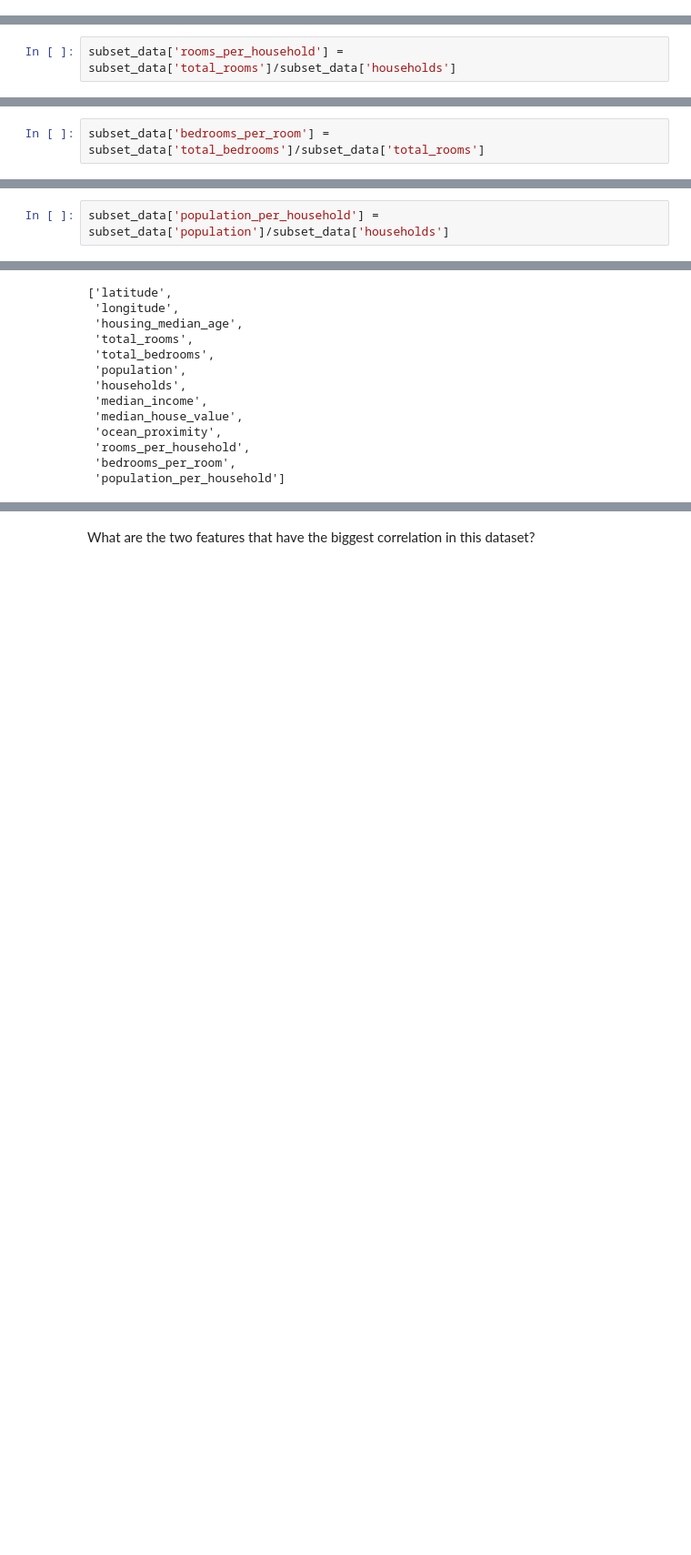
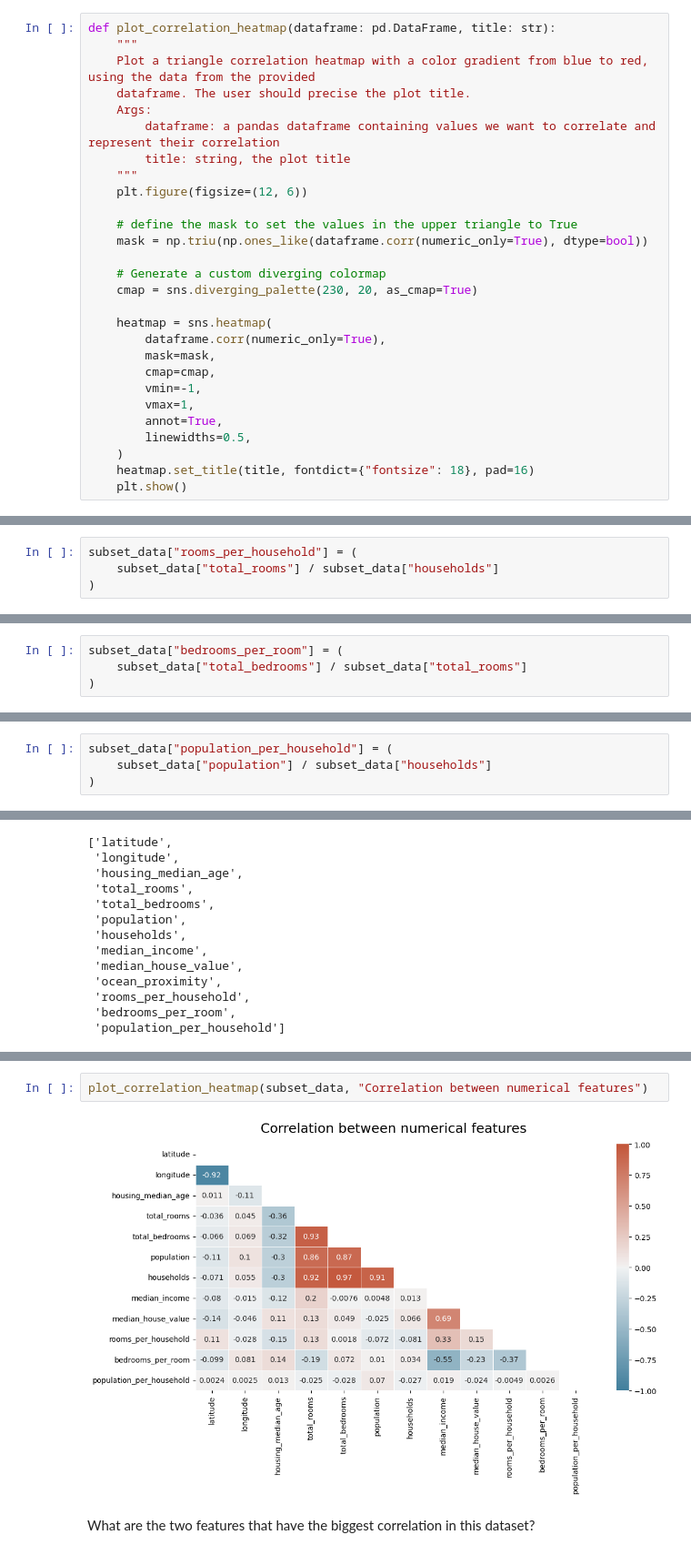
Before and after one commit to FoMelanie/ML_ZoomCamp, a Jupyter notebook: Homework_week3_2022.ipynb, the cells around one changed output, grey strips where cells are left out. Shown at 91% size. Saved outputs shown, nothing was run; the diff lists cells and outputs as text; blank space fills up the shorter version.

```diff
--- a/Homework_week3_2022.ipynb
+++ b/Homework_week3_2022.ipynb
@@ -11,0 +15,28 @@ import seaborn as sns
+# %%
+def plot_correlation_heatmap(dataframe: pd.DataFrame, title: str):
+    """
+    Plot a triangle correlation heatmap with a color gradient from blue to red, using the data from the provided
+    dataframe. The user should precise the plot title.
+    Args:
+        dataframe: a pandas dataframe containing values we want to correlate and represent their correlation
+        title: string, the plot title
+    """
+    plt.figure(figsize=(12, 6))
+
+    # define the mask to set the values in the upper triangle to True
+    mask = np.triu(np.ones_like(dataframe.corr(numeric_only=True), dtype=bool))
+
+    # Generate a custom diverging colormap
+    cmap = sns.diverging_palette(230, 20, as_cmap=True)
+
+    heatmap = sns.heatmap(
+        dataframe.corr(numeric_only=True),
+        mask=mask,
+        cmap=cmap,
+        vmin=-1,
+        vmax=1,
+        annot=True,
+        linewidths=0.5,
+    )
+    heatmap.set_title(title, fontdict={"fontsize": 18}, pad=16)
+    plt.show()
@@ -87,5 +304,7 @@ dtype: int64
 # %% [markdown]
 ## Create a new column rooms_per_household by dividing the column total_rooms by the column households from dataframe.
 # %%
-subset_data['rooms_per_household'] = subset_data['total_rooms']/subset_data['households']
+subset_data["rooms_per_household"] = (
+    subset_data["total_rooms"] / subset_data["households"]
+)
 # %%
@@ -106,5 +325,7 @@ Name: rooms_per_household, Length: 20640, dtype: float64
 # %% [markdown]
 ## Create a new column bedrooms_per_room by dividing the column total_bedrooms by the column total_rooms from dataframe.
 # %%
-subset_data['bedrooms_per_room'] = subset_data['total_bedrooms']/subset_data['total_rooms']
+subset_data["bedrooms_per_room"] = (
+    subset_data["total_bedrooms"] / subset_data["total_rooms"]
+)
 # %%
@@ -125,5 +346,7 @@ Name: bedrooms_per_room, Length: 20640, dtype: float64
 # %% [markdown]
 ## Create a new column population_per_household by dividing the column population by the column households from dataframe.
 # %%
-subset_data['population_per_household'] = subset_data['population']/subset_data['households']
+subset_data["population_per_household"] = (
+    subset_data["population"] / subset_data["households"]
+)
 # %%
@@ -212,3 +417,7 @@ corr_matrix
+# %%
+plot_correlation_heatmap(subset_data, "Correlation between numerical features")
+# %% [output]
+[figure, added]
 # %% [markdown]
 What are the two features that have the biggest correlation in this dataset?
 # %%
```
Also changed, not shown: parts of 83 cells of this notebook.
